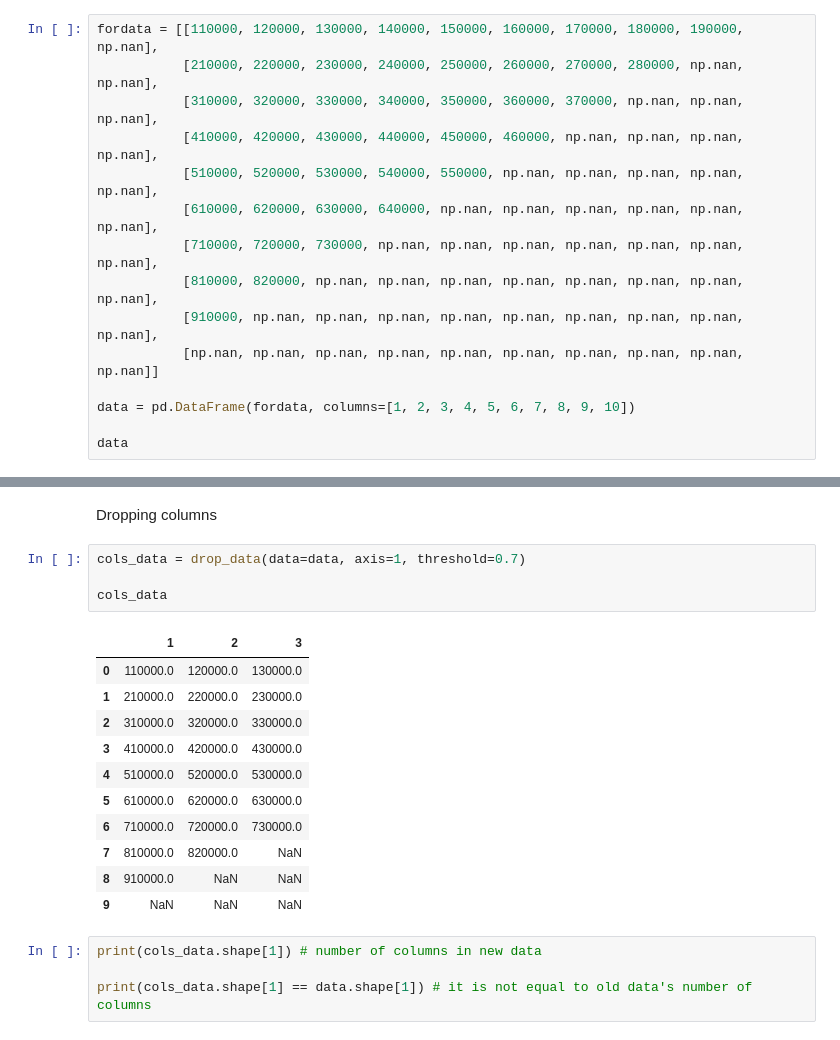
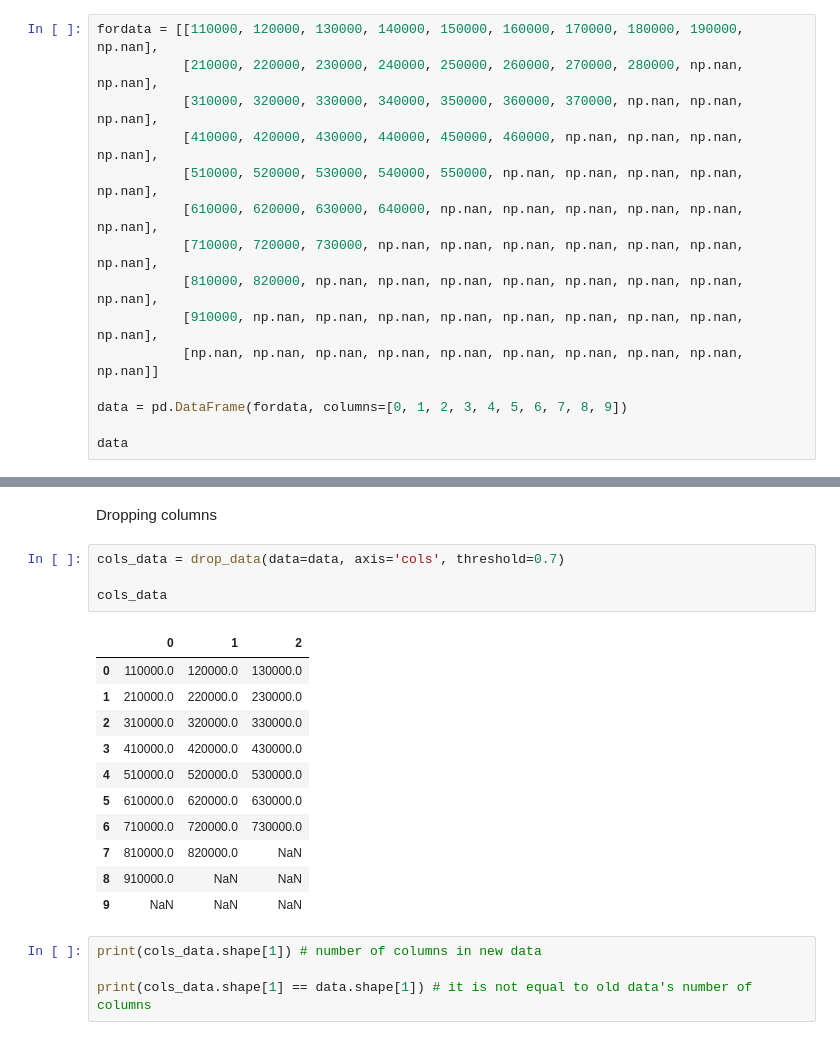
Before and after one commit to georgekovin/Portfolio, a Jupyter notebook: modules/data_cleaner/cleaner_test.ipynb, the cells around one changed output, grey strips where cells are left out. Cells and saved outputs as stored; diff of their text form.

```diff
--- a/modules/data_cleaner/cleaner_test.ipynb
+++ b/modules/data_cleaner/cleaner_test.ipynb
@@ -17,7 +17,7 @@ fordata = [[110000, 120000, 130000, 140000, 150000, 160000, 170000, 180000, 1900
            [910000, np.nan, np.nan, np.nan, np.nan, np.nan, np.nan, np.nan, np.nan, np.nan],
            [np.nan, np.nan, np.nan, np.nan, np.nan, np.nan, np.nan, np.nan, np.nan, np.nan]]
 
-data = pd.DataFrame(fordata, columns=[1, 2, 3, 4, 5, 6, 7, 8, 9, 10])
+data = pd.DataFrame(fordata, columns=[0, 1, 2, 3, 4, 5, 6, 7, 8, 9])
 
 data
 # %% [output]
@@ -57,11 +57,11 @@ False
 # %% [markdown]
 Dropping columns
 # %%
-cols_data = drop_data(data=data, axis=1, threshold=0.7)
+cols_data = drop_data(data=data, axis='cols', threshold=0.7)
 
 cols_data
 # %% [output]
-|  | 1 | 2 | 3 |
+|  | 0 | 1 | 2 |
 | 0 | 110000.0 | 120000.0 | 130000.0 |
 | 1 | 210000.0 | 220000.0 | 230000.0 |
 | 2 | 310000.0 | 320000.0 | 330000.0 |
```
Also changed, not shown: parts of 9 cells of this notebook, 1 other file.
